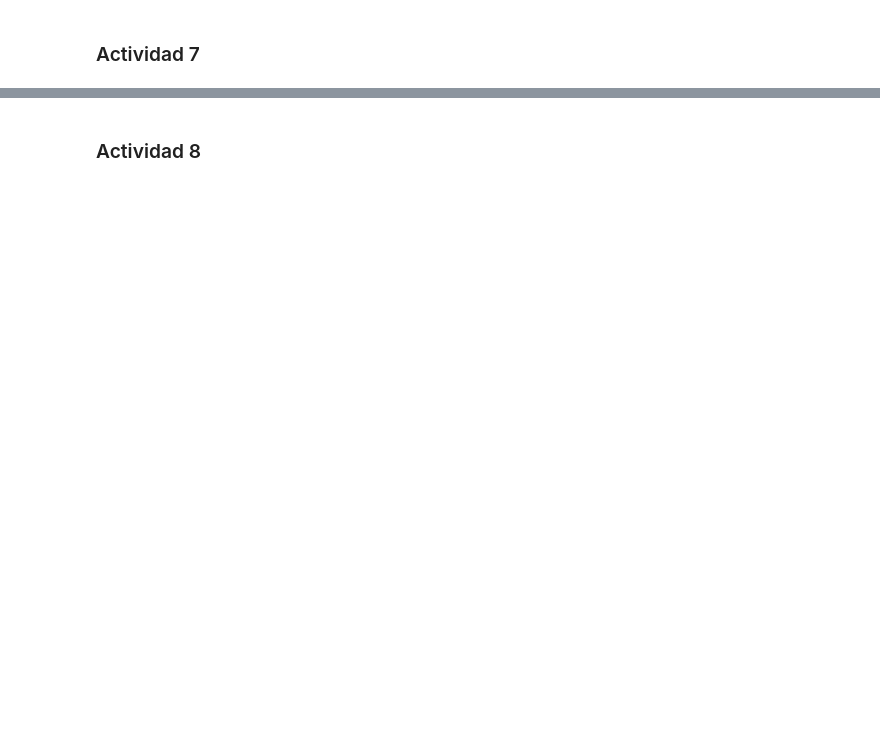
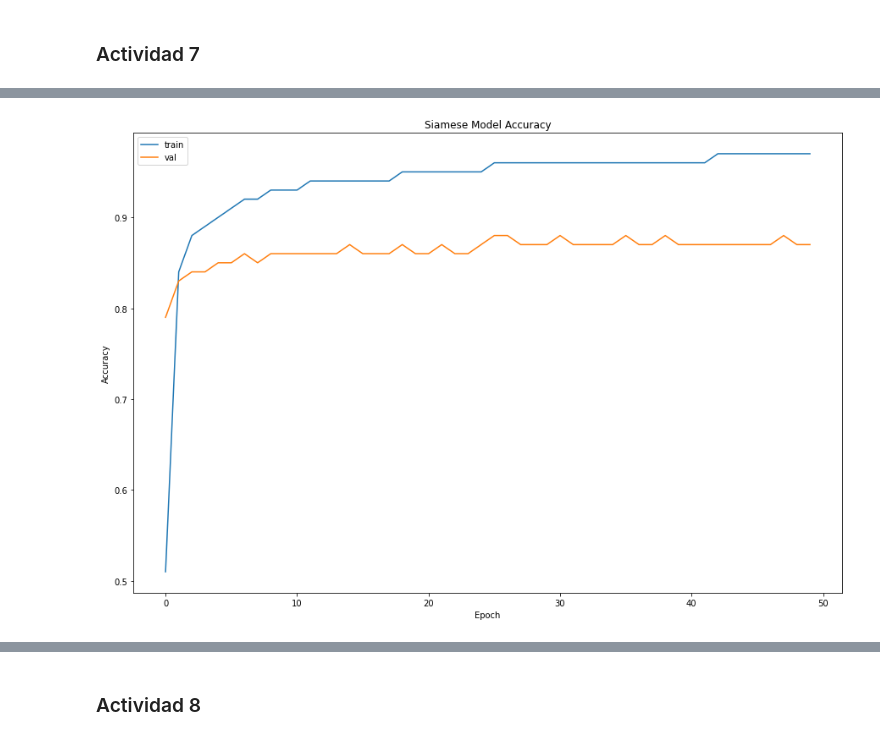
Before and after one commit to BFFV/DeepLearningHW, a Jupyter notebook: T2/T2.ipynb, the cells around one changed output, grey strips where cells are left out. Saved outputs shown, nothing was run; the diff lists cells and outputs as text; code cells hidden in the pictures; blank space fills up the shorter version.

Commit message:
:zap: :tada: Finished siamese RNN.

```diff
--- a/T2/T2.ipynb
+++ b/T2/T2.ipynb
@@ -957,0 +908,7 @@ def num_trainable_parameters(model):
+# %%
+# Siamese RNN
+embedding_vocab = TEXT.vocab
+hidden_dim = 50
+
+siamese_model = Siamese(hidden_dim, embedding_vocab)
+print(f'Trainable Parameters: {num_trainable_parameters(siamese_model)}')
@@ -959,0 +1024,15 @@ def num_trainable_parameters(model):
+# %%
+# Hyperparameters: number of epochs and learning rate
+n_epochs = 50
+lr = 0.003
+
+# Loss, Optimizer
+criterion = nn.MSELoss()
+optimizer = torch.optim.Adam(siamese_model.parameters(), lr=lr)
+
+# Model & Criterion to GPU
+siamese_model = siamese_model.to(device)
+criterion = criterion.to(device)
+# %%
+# Run training
+train_history = run_training(siamese_model, train_iterator, valid_iterator, optimizer, criterion, n_epochs)
@@ -959,0 +1057,12 @@ def num_trainable_parameters(model):
+# %%
+# History for epoch accuracy
+plt.figure(figsize=(15, 10))
+plt.plot(train_history['train']['acc'])
+plt.plot(train_history['val']['acc'])
+plt.title('Siamese Model Accuracy')
+plt.ylabel('Accuracy')
+plt.xlabel('Epoch')
+plt.legend(['train', 'val'], loc='upper left')
+plt.show()
+# %% [output]
+[figure, added]
```
Also changed, not shown: parts of 36 cells of this notebook, 1 other file.
